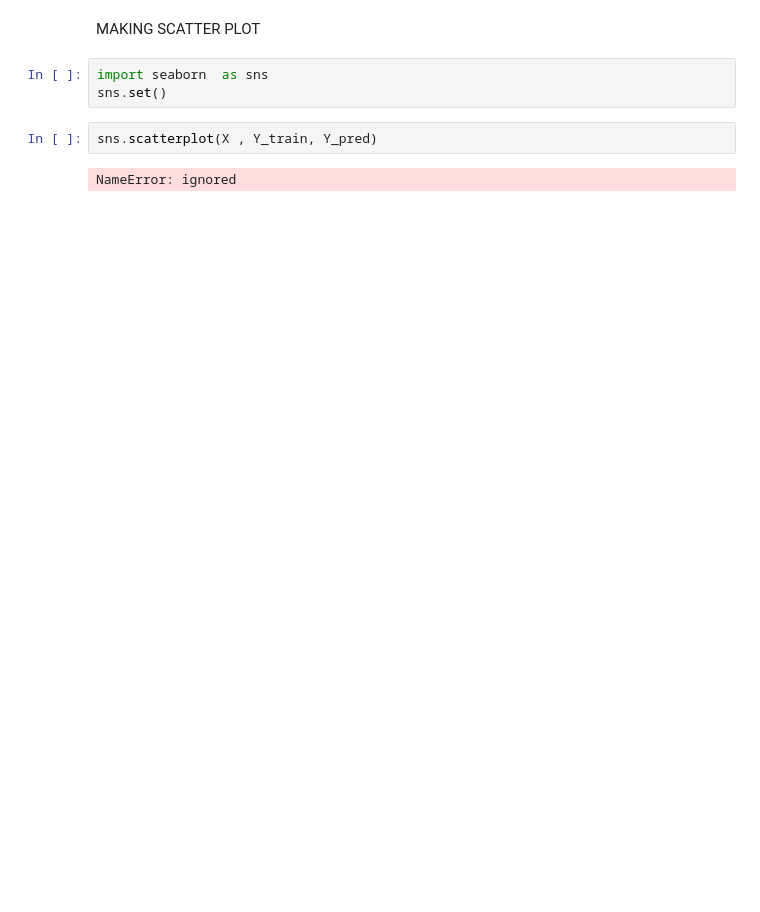
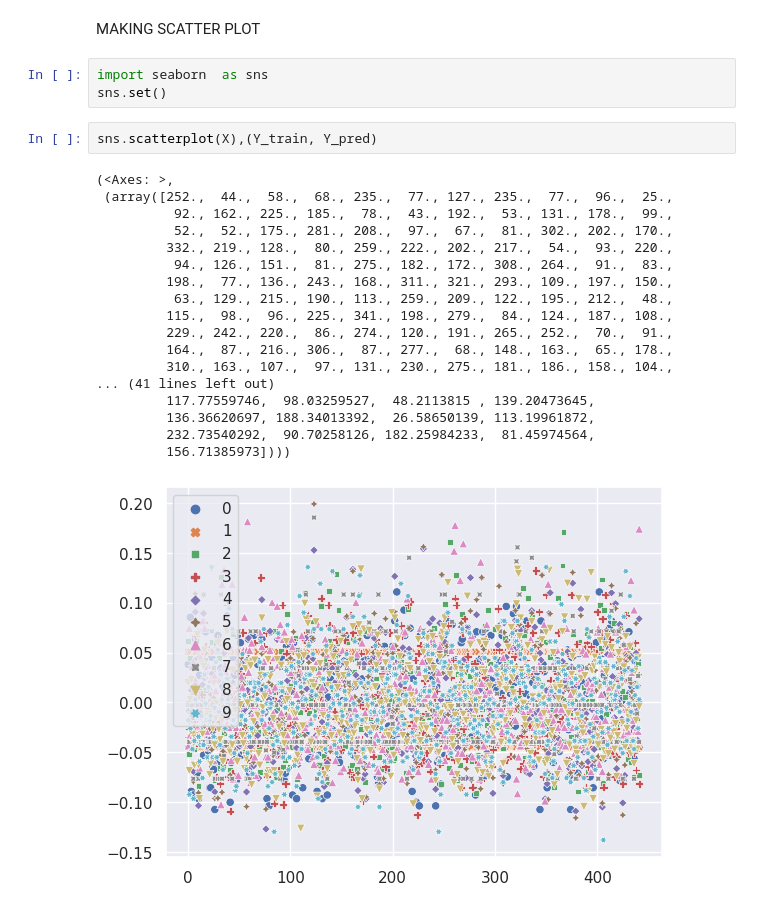
Before and after one commit to GRACENGARI/CODE2, a Jupyter notebook: LINEAR_REGRESSION.ipynb, the cells around one changed output. Drawn from its saved outputs; the diff is of its cells as text; blank space fills up the shorter version.

```diff
--- a/LINEAR_REGRESSION.ipynb
+++ b/LINEAR_REGRESSION.ipynb
@@ -189,7 +189,24 @@ MAKING SCATTER PLOT
 import seaborn  as sns
 sns.set()
 # %%
-sns.scatterplot(X , Y_train, Y_pred)
+sns.scatterplot(X),(Y_train, Y_pred)
 # %% [output]
-NameError: ignored
+(<Axes: >,
+ (array([252.,  44.,  58.,  68., 235.,  77., 127., 235.,  77.,  96.,  25.,
+          92., 162., 225., 185.,  78.,  43., 192.,  53., 131., 178.,  99.,
+          52.,  52., 175., 281., 208.,  97.,  67.,  81., 302., 202., 170.,
+         332., 219., 128.,  80., 259., 222., 202., 217.,  54.,  93., 220.,
+          94., 126., 151.,  81., 275., 182., 172., 308., 264.,  91.,  83.,
+         198.,  77., 136., 243., 168., 311., 321., 293., 109., 197., 150.,
+          63., 129., 215., 190., 113., 259., 209., 122., 195., 212.,  48.,
+         115.,  98.,  96., 225., 341., 198., 279.,  84., 124., 187., 108.,
+         229., 242., 220.,  86., 274., 120., 191., 265., 252.,  70.,  91.,
+         164.,  87., 216., 306.,  87., 277.,  68., 148., 163.,  65., 178.,
+         310., 163., 107.,  97., 131., 230., 275., 181., 186., 158., 104.,
+... (41 lines left out)
+         117.77559746,  98.03259527,  48.2113815 , 139.20473645,
+         136.36620697, 188.34013392,  26.58650139, 113.19961872,
+         232.73540292,  90.70258126, 182.25984233,  81.45974564,
+         156.71385973])))
+[figure, added]
 # %%
```
Also changed, not shown: parts of 6 cells of this notebook.
